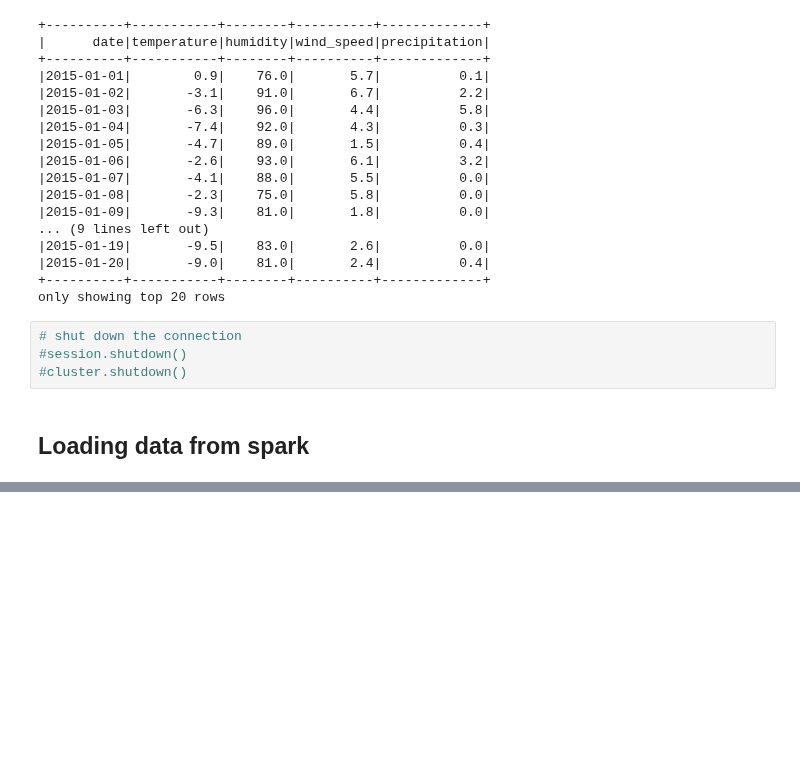
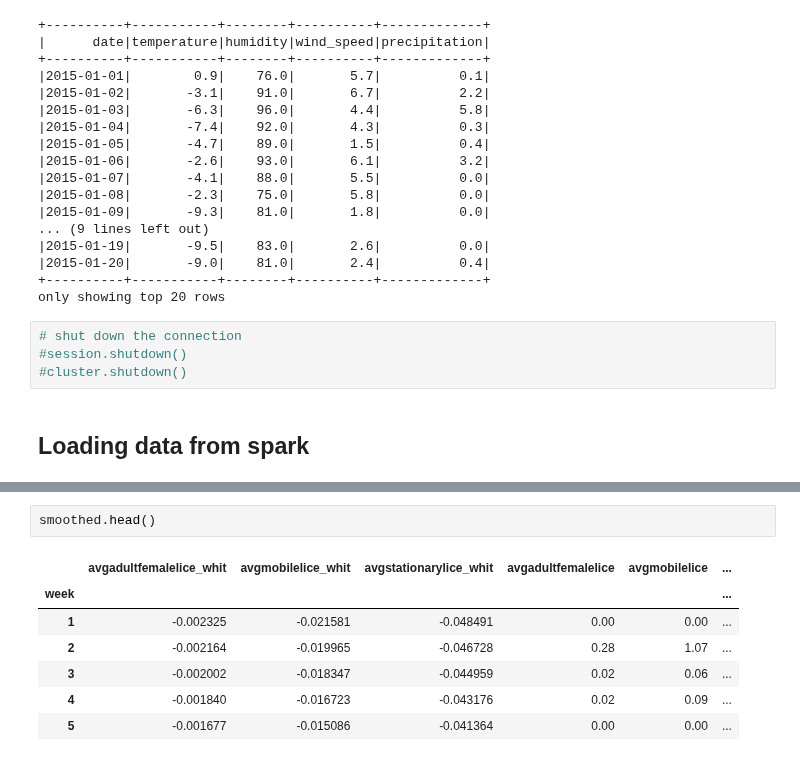
Before and after one commit to erlendrisvik/Compulsories, a Jupyter notebook: CA2/CA2.ipynb, the cells around one changed output, grey strips where cells are left out. Drawn from its saved outputs; the diff is of its cells as text; blank space fills up the shorter version.

```diff
--- a/CA2/CA2.ipynb
+++ b/CA2/CA2.ipynb
@@ -409,0 +474,10 @@ for ax in axes.flat:
+# %%
+smoothed.head()
+# %% [output]
+|  | avgadultfemalelice_whit | avgmobilelice_whit | avgstationarylice_whit | avgadultfemalelice | avgmobilelice | ... |
+| week |  |  |  |  |  | ... |
+| 1 | -0.002325 | -0.021581 | -0.048491 | 0.00 | 0.00 | ... |
+| 2 | -0.002164 | -0.019965 | -0.046728 | 0.28 | 1.07 | ... |
+| 3 | -0.002002 | -0.018347 | -0.044959 | 0.02 | 0.06 | ... |
+| 4 | -0.001840 | -0.016723 | -0.043176 | 0.02 | 0.09 | ... |
+| 5 | -0.001677 | -0.015086 | -0.041364 | 0.00 | 0.00 | ... |
```
Also changed, not shown: parts of 12 cells of this notebook.
